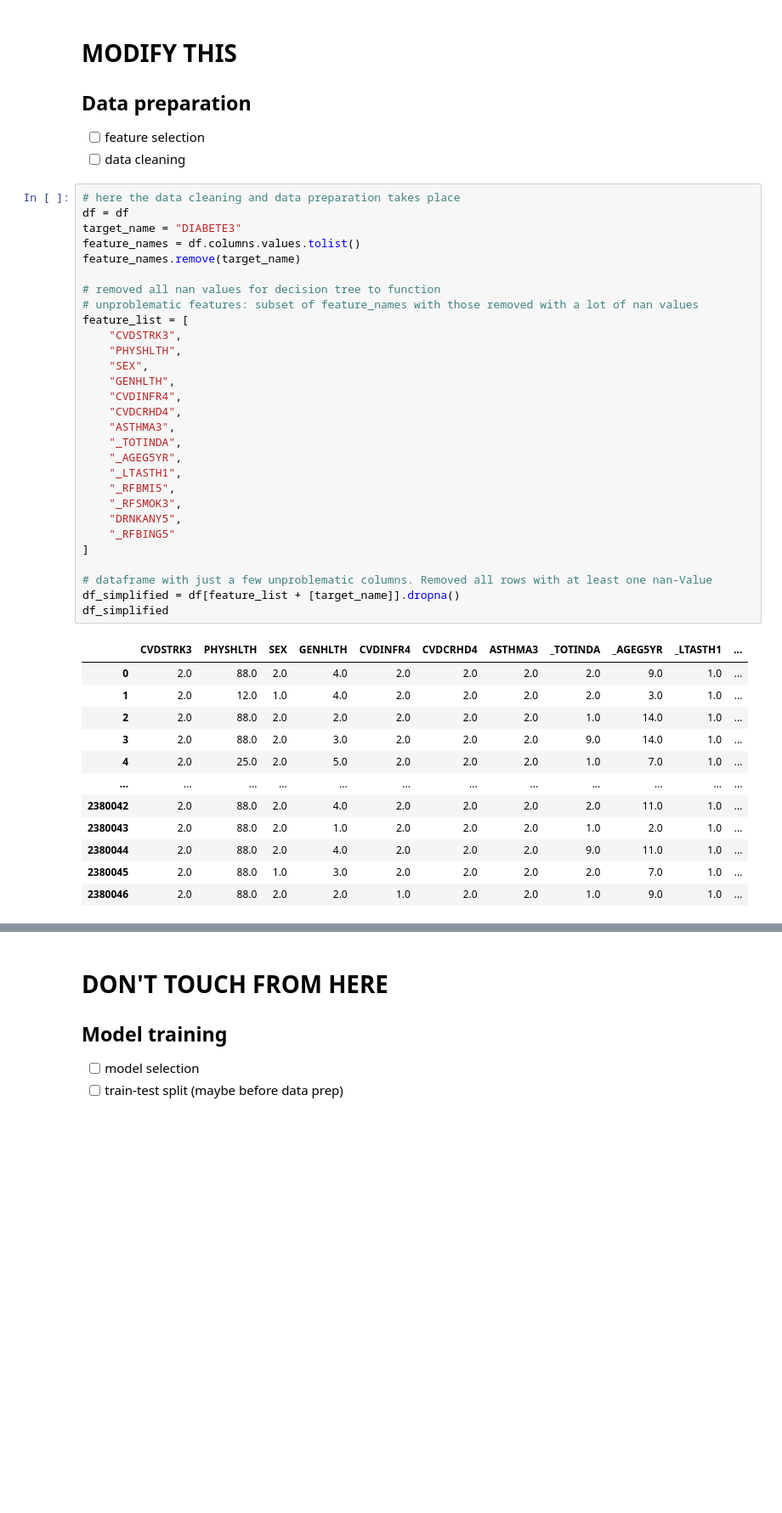
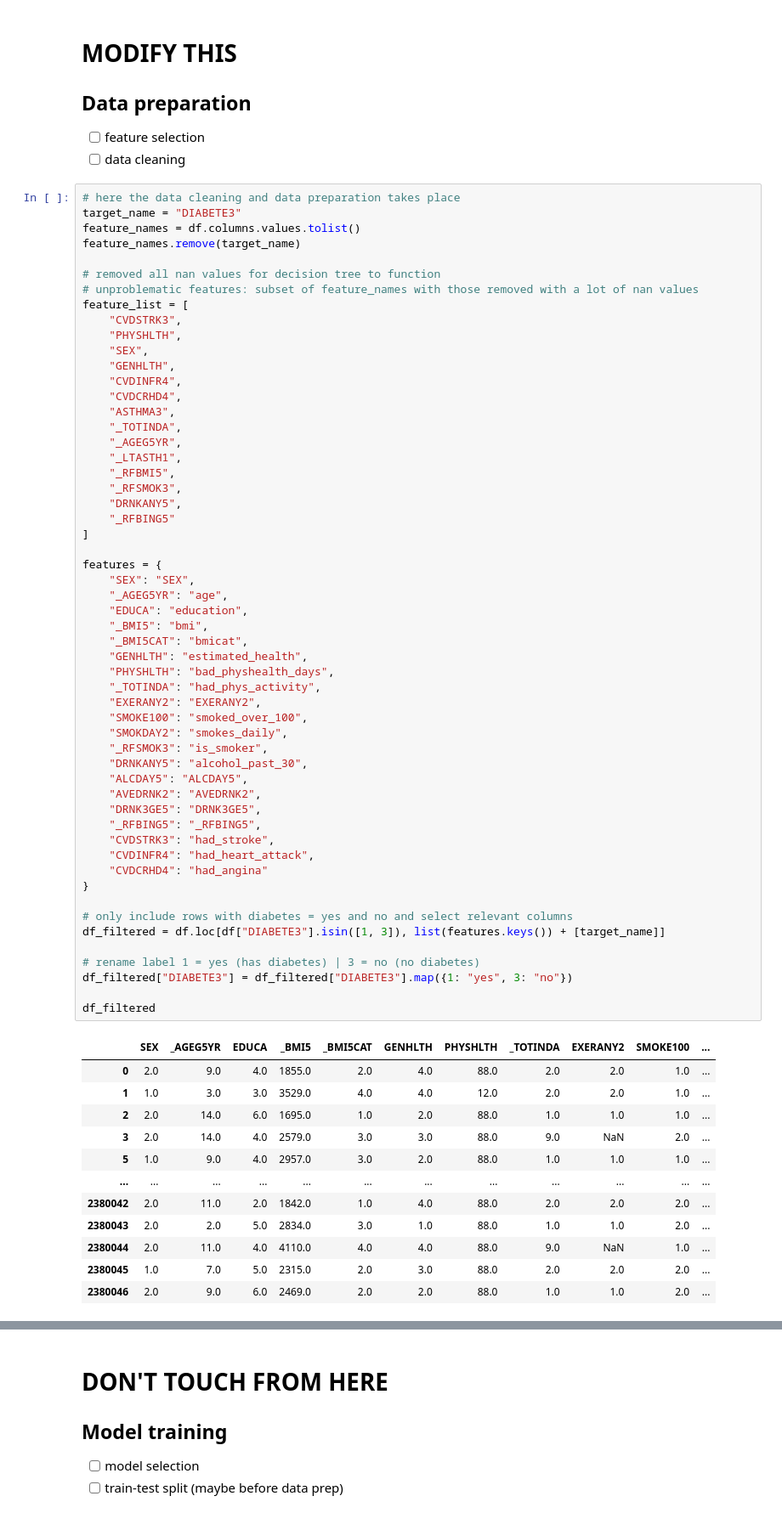
Before and after one commit to n-hundenborn/diabetes-forecasting, a Jupyter notebook: dev_data_preparation.ipynb, the cells around one changed output, grey strips where cells are left out. Shown at 85% size. Cells and saved outputs as stored; diff of their text form; blank space fills up the shorter version.

Commit message:
investtigation of new features, dropping bad values

```diff
--- a/dev_data_preparation.ipynb
+++ b/dev_data_preparation.ipynb
@@ -55,43 +55,69 @@ Reading file: 2015.pkl
 - [ ] data cleaning
 # %%
 # here the data cleaning and data preparation takes place
-df = df
 target_name = "DIABETE3"
 feature_names = df.columns.values.tolist()
 feature_names.remove(target_name)
 
 # removed all nan values for decision tree to function
 # unproblematic features: subset of feature_names with those removed with a lot of nan values
 feature_list = [
     "CVDSTRK3",
     "PHYSHLTH",
     "SEX",
     "GENHLTH",
     "CVDINFR4",
     "CVDCRHD4",
     "ASTHMA3",
     "_TOTINDA",
     "_AGEG5YR",
     "_LTASTH1",
     "_RFBMI5",
     "_RFSMOK3",
     "DRNKANY5",
     "_RFBING5"
 ]
 
-# dataframe with just a few unproblematic columns. Removed all rows with at least one nan-Value
-df_simplified = df[feature_list + [target_name]].dropna()
-df_simplified
+features = {
+    "SEX": "SEX",
+    "_AGEG5YR": "age",
+    "EDUCA": "education",
+    "_BMI5": "bmi",
+    "_BMI5CAT": "bmicat",
+    "GENHLTH": "estimated_health",
+    "PHYSHLTH": "bad_physhealth_days",
+    "_TOTINDA": "had_phys_activity",
+    "EXERANY2": "EXERANY2",
+    "SMOKE100": "smoked_over_100",
+    "SMOKDAY2": "smokes_daily",
+    "_RFSMOK3": "is_smoker",
+    "DRNKANY5": "alcohol_past_30",
+    "ALCDAY5": "ALCDAY5",
+    "AVEDRNK2": "AVEDRNK2",
+    "DRNK3GE5": "DRNK3GE5",
+    "_RFBING5": "_RFBING5",
+    "CVDSTRK3": "had_stroke",
+    "CVDINFR4": "had_heart_attack",
+    "CVDCRHD4": "had_angina"
+}
+
+# only include rows with diabetes = yes and no and select relevant columns
+df_filtered = df.loc[df["DIABETE3"].isin([1, 3]), list(features.keys()) + [target_name]]
+
+# rename label 1 = yes (has diabetes) | 3 = no (no diabetes)
+df_filtered["DIABETE3"] = df_filtered["DIABETE3"].map({1: "yes", 3: "no"})
+
+df_filtered
 # %% [output]
-|  | CVDSTRK3 | PHYSHLTH | SEX | GENHLTH | CVDINFR4 | CVDCRHD4 | ASTHMA3 | _TOTINDA | _AGEG5YR | _LTASTH1 | ... |
-| 0 | 2.0 | 88.0 | 2.0 | 4.0 | 2.0 | 2.0 | 2.0 | 2.0 | 9.0 | 1.0 | ... |
-| 1 | 2.0 | 12.0 | 1.0 | 4.0 | 2.0 | 2.0 | 2.0 | 2.0 | 3.0 | 1.0 | ... |
-| 2 | 2.0 | 88.0 | 2.0 | 2.0 | 2.0 | 2.0 | 2.0 | 1.0 | 14.0 | 1.0 | ... |
-| 3 | 2.0 | 88.0 | 2.0 | 3.0 | 2.0 | 2.0 | 2.0 | 9.0 | 14.0 | 1.0 | ... |
-| 4 | 2.0 | 25.0 | 2.0 | 5.0 | 2.0 | 2.0 | 2.0 | 1.0 | 7.0 | 1.0 | ... |
+|  | SEX | _AGEG5YR | EDUCA | _BMI5 | _BMI5CAT | GENHLTH | PHYSHLTH | _TOTINDA | EXERANY2 | SMOKE100 | ... |
+| 0 | 2.0 | 9.0 | 4.0 | 1855.0 | 2.0 | 4.0 | 88.0 | 2.0 | 2.0 | 1.0 | ... |
+| 1 | 1.0 | 3.0 | 3.0 | 3529.0 | 4.0 | 4.0 | 12.0 | 2.0 | 2.0 | 1.0 | ... |
+| 2 | 2.0 | 14.0 | 6.0 | 1695.0 | 1.0 | 2.0 | 88.0 | 1.0 | 1.0 | 1.0 | ... |
+| 3 | 2.0 | 14.0 | 4.0 | 2579.0 | 3.0 | 3.0 | 88.0 | 9.0 | NaN | 2.0 | ... |
+| 5 | 1.0 | 9.0 | 4.0 | 2957.0 | 3.0 | 2.0 | 88.0 | 1.0 | 1.0 | 1.0 | ... |
 | ... | ... | ... | ... | ... | ... | ... | ... | ... | ... | ... | ... |
-| 2380042 | 2.0 | 88.0 | 2.0 | 4.0 | 2.0 | 2.0 | 2.0 | 2.0 | 11.0 | 1.0 | ... |
-| 2380043 | 2.0 | 88.0 | 2.0 | 1.0 | 2.0 | 2.0 | 2.0 | 1.0 | 2.0 | 1.0 | ... |
-| 2380044 | 2.0 | 88.0 | 2.0 | 4.0 | 2.0 | 2.0 | 2.0 | 9.0 | 11.0 | 1.0 | ... |
-| 2380045 | 2.0 | 88.0 | 1.0 | 3.0 | 2.0 | 2.0 | 2.0 | 2.0 | 7.0 | 1.0 | ... |
-| 2380046 | 2.0 | 88.0 | 2.0 | 2.0 | 1.0 | 2.0 | 2.0 | 1.0 | 9.0 | 1.0 | ... |
+| 2380042 | 2.0 | 11.0 | 2.0 | 1842.0 | 1.0 | 4.0 | 88.0 | 2.0 | 2.0 | 2.0 | ... |
+| 2380043 | 2.0 | 2.0 | 5.0 | 2834.0 | 3.0 | 1.0 | 88.0 | 1.0 | 1.0 | 2.0 | ... |
+| 2380044 | 2.0 | 11.0 | 4.0 | 4110.0 | 4.0 | 4.0 | 88.0 | 9.0 | NaN | 1.0 | ... |
+| 2380045 | 1.0 | 7.0 | 5.0 | 2315.0 | 2.0 | 3.0 | 88.0 | 2.0 | 2.0 | 2.0 | ... |
+| 2380046 | 2.0 | 9.0 | 6.0 | 2469.0 | 2.0 | 2.0 | 88.0 | 1.0 | 1.0 | 2.0 | ... |
```
Also changed, not shown: parts of 6 cells of this notebook.
